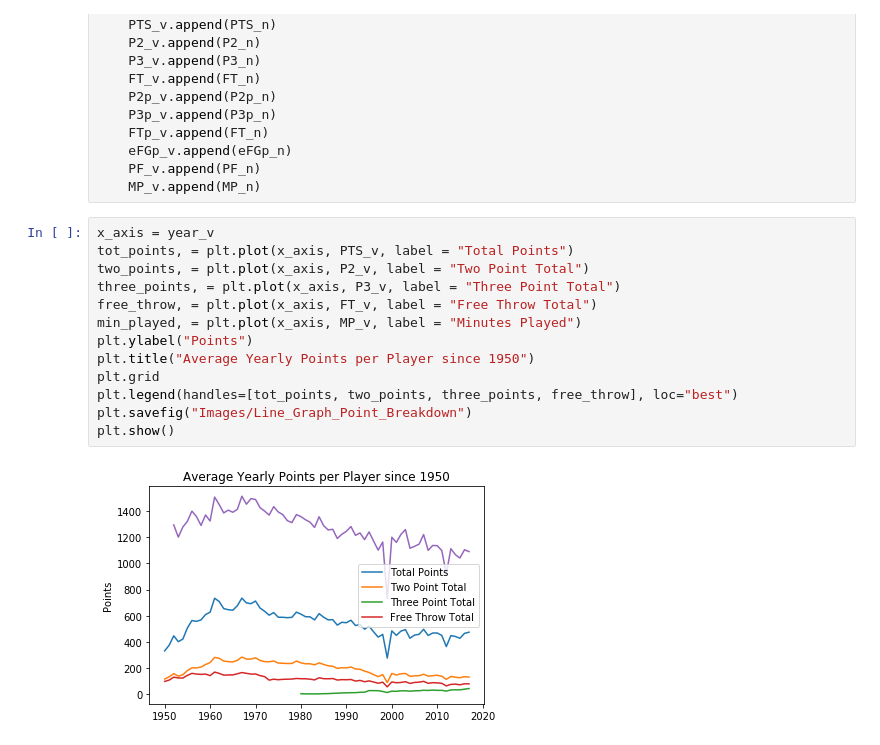
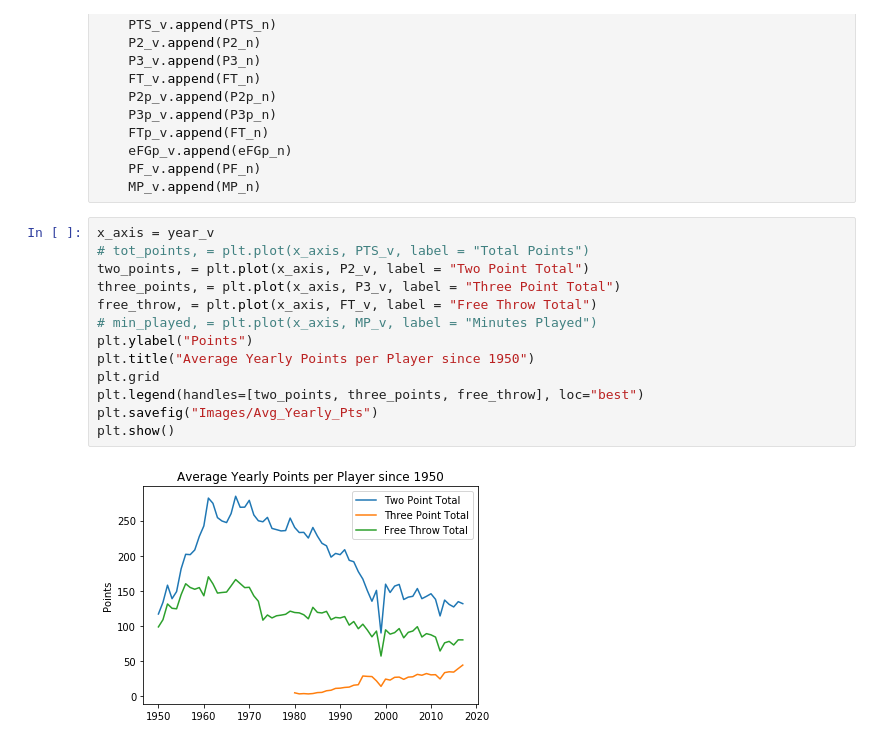
Before and after one commit to ErinMandell/Web-Design-Challenge, a Jupyter notebook: NBA_Seasons_Stats.ipynb, the cells around one changed output. Drawn from its saved outputs; the diff is of its cells as text.

Commit message:
add new html files and new graphs

```diff
--- a/NBA_Seasons_Stats.ipynb
+++ b/NBA_Seasons_Stats.ipynb
@@ -135,16 +135,16 @@ for i in range(len(yearly_mean)):
     MP_v.append(MP_n)
 # %%
 x_axis = year_v
-tot_points, = plt.plot(x_axis, PTS_v, label = "Total Points")
+# tot_points, = plt.plot(x_axis, PTS_v, label = "Total Points")
 two_points, = plt.plot(x_axis, P2_v, label = "Two Point Total")
 three_points, = plt.plot(x_axis, P3_v, label = "Three Point Total")
 free_throw, = plt.plot(x_axis, FT_v, label = "Free Throw Total")
-min_played, = plt.plot(x_axis, MP_v, label = "Minutes Played")
+# min_played, = plt.plot(x_axis, MP_v, label = "Minutes Played")
 plt.ylabel("Points")
 plt.title("Average Yearly Points per Player since 1950")
 plt.grid
-plt.legend(handles=[tot_points, two_points, three_points, free_throw], loc="best")
-plt.savefig("Images/Line_Graph_Point_Breakdown")
+plt.legend(handles=[two_points, three_points, free_throw], loc="best")
+plt.savefig("Images/Avg_Yearly_Pts")
 plt.show()
 # %% [output]
-[figure, old version]
+[figure, new version]
```
Also changed, not shown: parts of 1 cell of this notebook, 10 other files.
